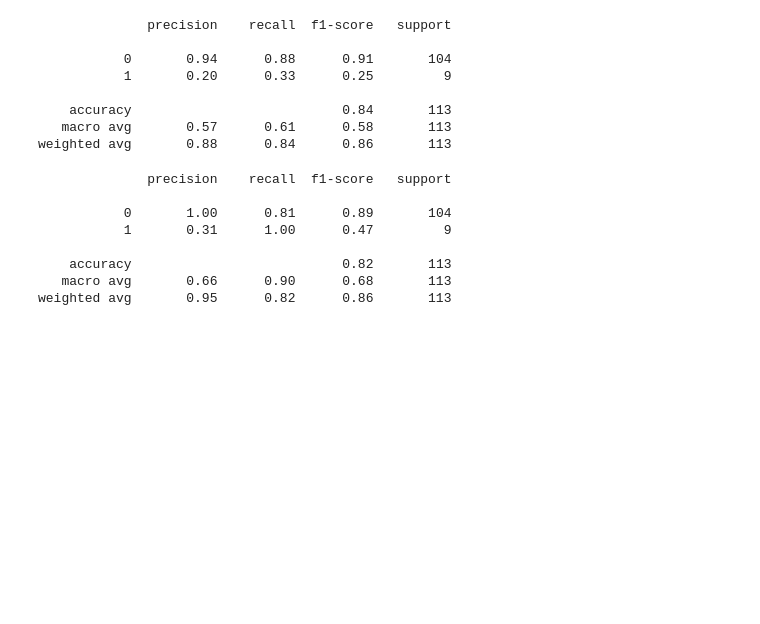
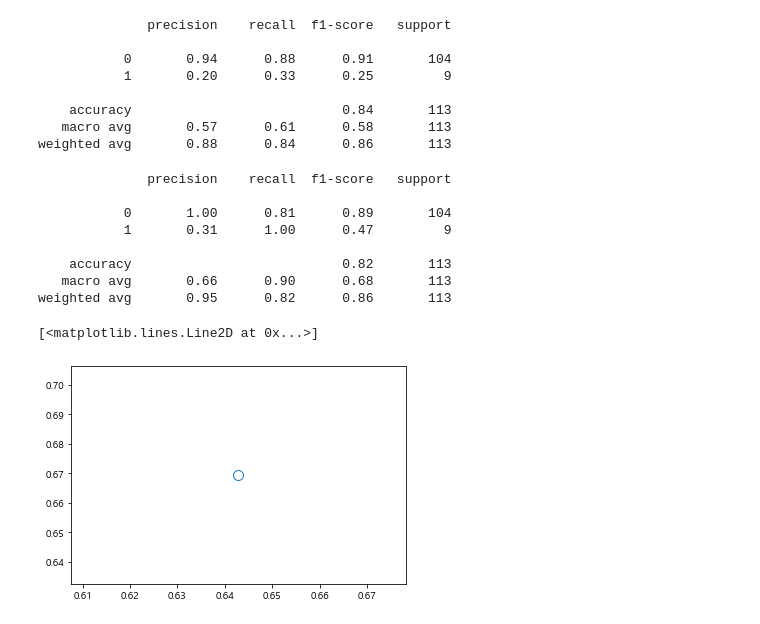
Before and after one commit to ikeven94/py_repo, a Jupyter notebook: Evaluation Metrics.ipynb, the cells around one changed output. Saved outputs shown, nothing was run; the diff lists cells and outputs as text; code cells hidden in the pictures; blank space fills up the shorter version.

```diff
--- a/Evaluation Metrics.ipynb
+++ b/Evaluation Metrics.ipynb
@@ -195,9 +195,13 @@ X_train,X_test,y_train,y_test = train_test_split(X,y,random_state=0)
 
 svc = SVC(gamma=0.05).fit(X_train,y_train)
 # %%
+import matplotlib.pyplot as plt
 precision, recall, thresholds = precision_recall_curve(
     y_test, svc.decision_function(X_test))
 # 0에 가까운 임계값을 찾는다.
-close_zero = np.argnim(np.abs(thresholds))
+close_zero = np.argmin(np.abs(thresholds))
 plt.plot(precision[close_zero], recall[close_zero], 'o', markersize=10,
-        label='임계값 0',fillstyle)
+        label='임계값 0',fillstyle='none',c)
+# %% [output]
+[<matplotlib.lines.Line2D at 0x...>]
+[figure, added]
```
